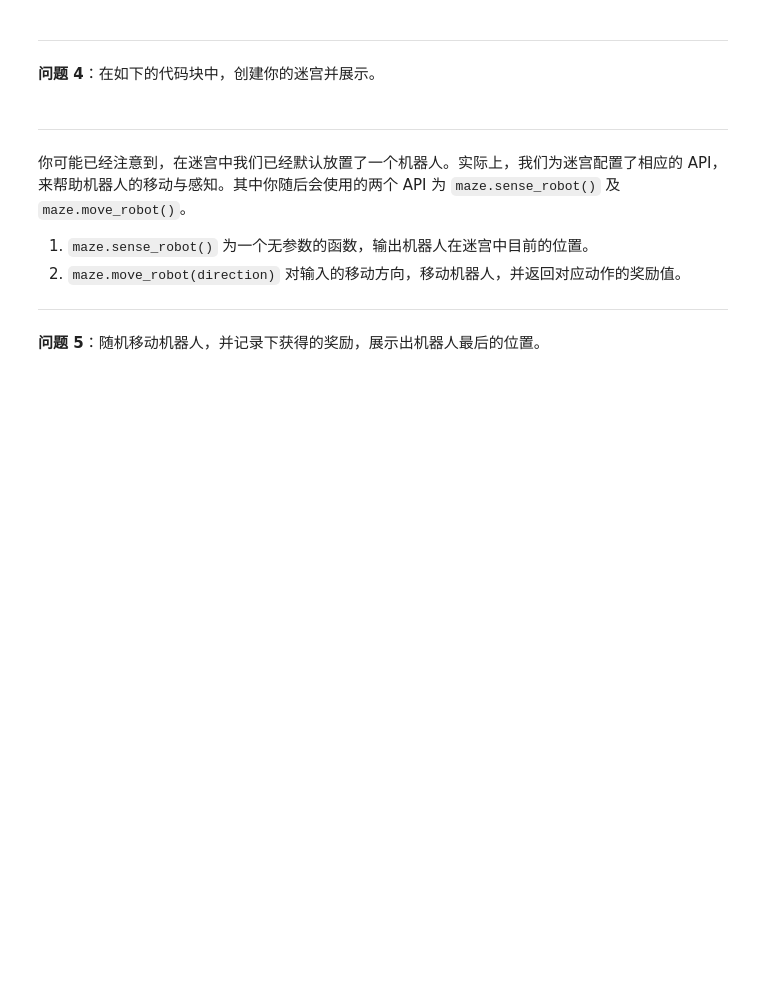
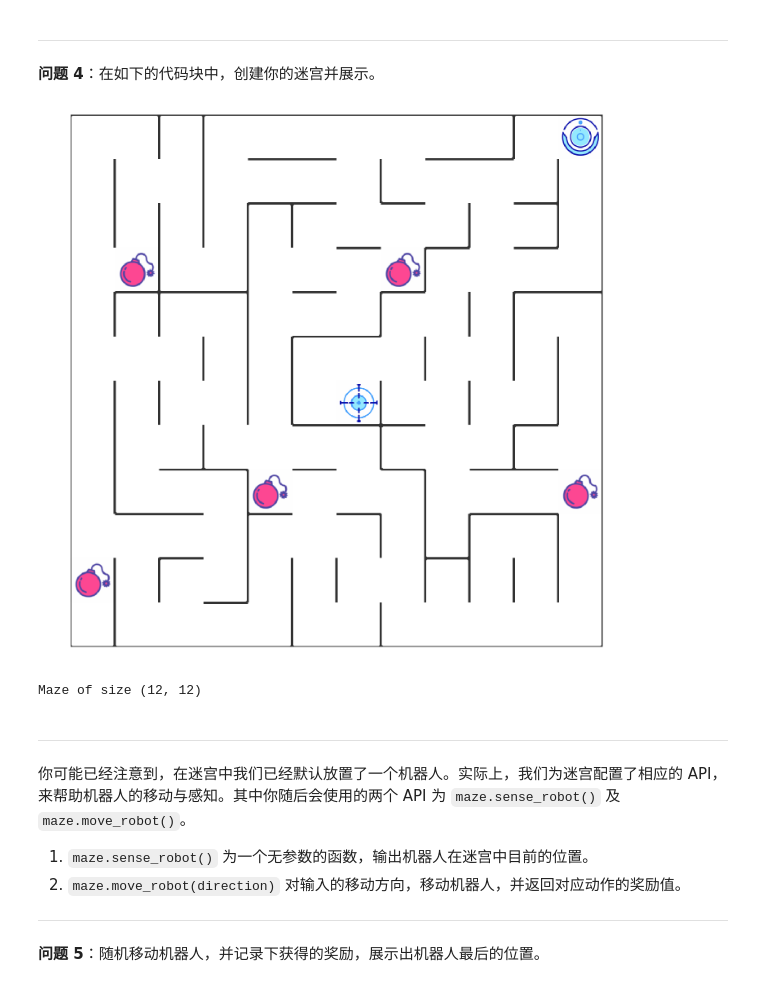
Before and after one commit to lssxfy123/PythonStudy, a Jupyter notebook: udacity_test/machine_learn/MLND_CN_P5_Reinforcement_Learning-master/robot_maze.ipynb, the cells around one changed output. Cells and saved outputs as stored; diff of their text form; code cells hidden in the pictures; blank space fills up the shorter version.

```diff
--- a/udacity_test/machine_learn/MLND_CN_P5_Reinforcement_Learning-master/robot_maze.ipynb
+++ b/udacity_test/machine_learn/MLND_CN_P5_Reinforcement_Learning-master/robot_maze.ipynb
@@ -151,9 +151,14 @@ def choose_action(epsilon):
 # %%
 from Maze import Maze
 %matplotlib inline
 %config InlineBackend.figure_format = 'retina'
 
 ## todo: 创建迷宫并展示
+maze = Maze('test_world/maze_01.txt')
+maze
+# %% [output]
+[figure, added]
+Maze of size (12, 12)
 # %% [markdown]
 ---
 
```
Also changed, not shown: parts of 11 cells of this notebook, 5 other files.
